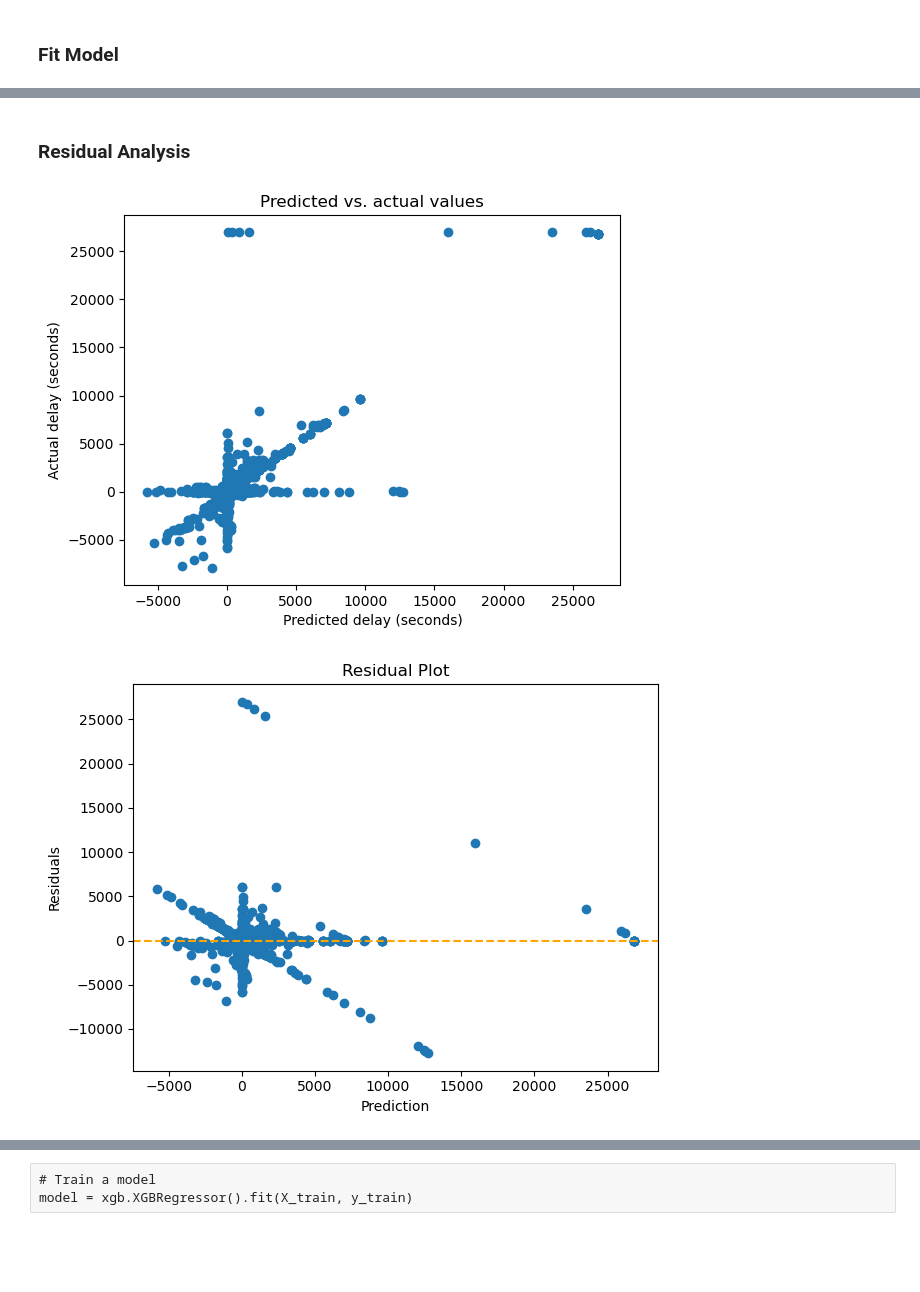
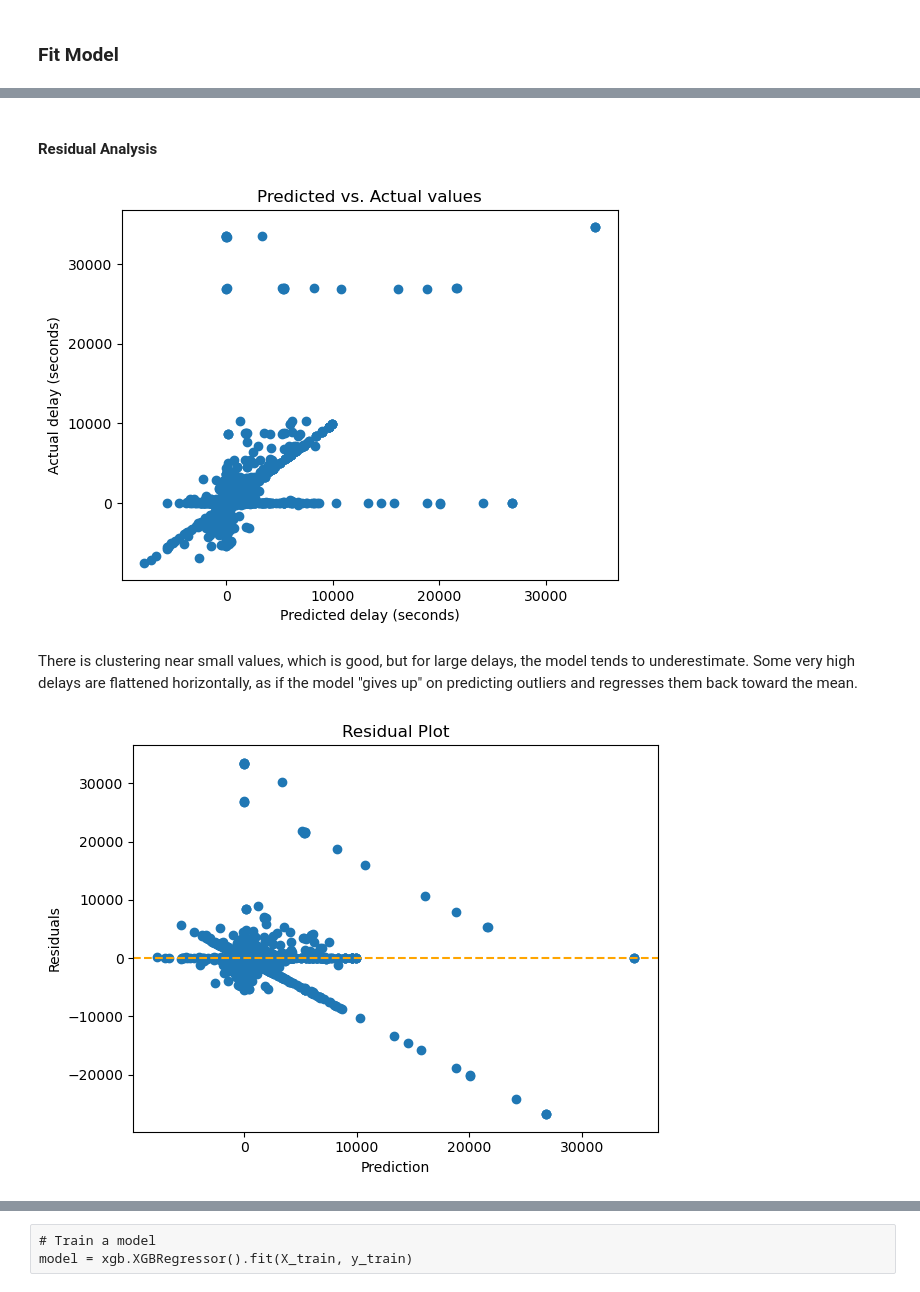
Before and after one commit to nadpierre/stm-transit-delay-prediction, a Jupyter notebook: notebooks/data_modeling.ipynb, the cells around one changed output, grey strips where cells are left out. Saved outputs shown, nothing was run; the diff lists cells and outputs as text; code cells hidden in the pictures; blank space fills up the shorter version.

Commit message:
move feature engineering, add plot pictures

```diff
--- a/notebooks/data_modeling.ipynb
+++ b/notebooks/data_modeling.ipynb
@@ -34,6 +33,6 @@ Since tree-based regression models are tested in this project, **scaling is not
 # %% [markdown]
 ### Fit Model
 # %%
-base_model = RandomForestRegressor(n_estimators=100, random_state=42)
+base_model = RandomForestRegressor(n_estimators=5, random_state=42)
 base_model.fit(X_train, y_train)
 # %% [output]
@@ -60,14 +70,17 @@ R²: 0.6113
 # %% [markdown]
-### Residual Analysis
+#### Residual Analysis
 # %%
 # Plot predicted vs. actual values
 plt.scatter(x=y_pred, y=y_val)
-plt.title('Predicted vs. actual values')
+plt.title('Predicted vs. Actual values')
 plt.xlabel('Predicted delay (seconds)')
 plt.ylabel('Actual delay (seconds)')
+plt.savefig('../images/actual_vs_predict_base.png', bbox_inches='tight')
 plt.show()
 # %% [output]
-[figure, old version]
+[figure, new version]
+# %% [markdown]
+There is clustering near small values, which is good, but for large delays, the model tends to underestimate. Some very high delays are flattened horizontally, as if the model "gives up" on predicting outliers and regresses them back toward the mean.
 # %%
 # Plot residuals
 residuals = y_val - y_pred
@@ -78,6 +91,7 @@ plt.xlabel('Prediction')
 plt.ylabel('Residuals')
 plt.axhline(0, linestyle="--", color="orange")
 plt.tight_layout()
+plt.savefig('../images/residual_plot_base.png', bbox_inches='tight')
 plt.show()
 # %% [output]
-[figure, old version]
+[figure, new version]
```
Also changed, not shown: parts of 30 cells of this notebook, 8 other files.
